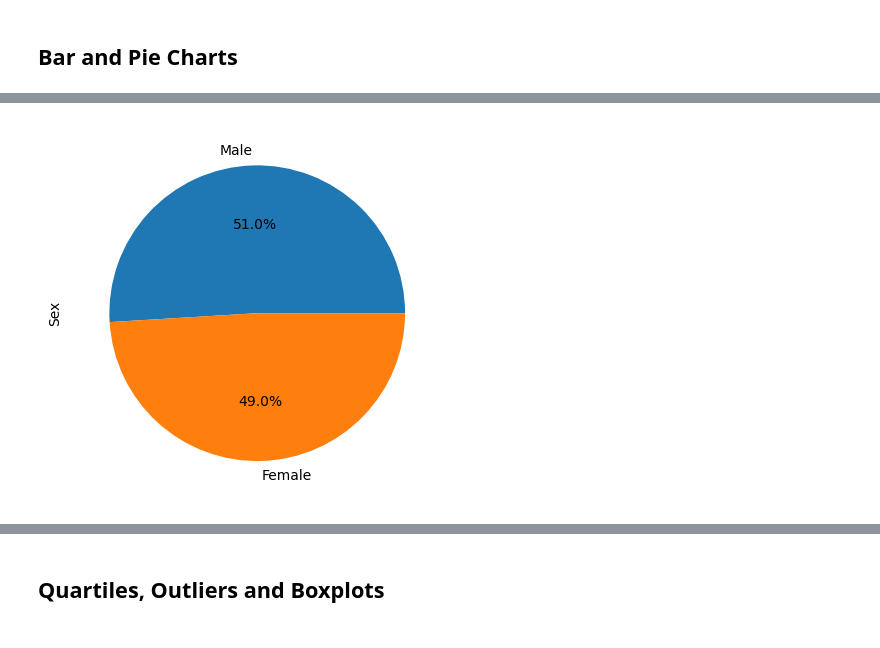
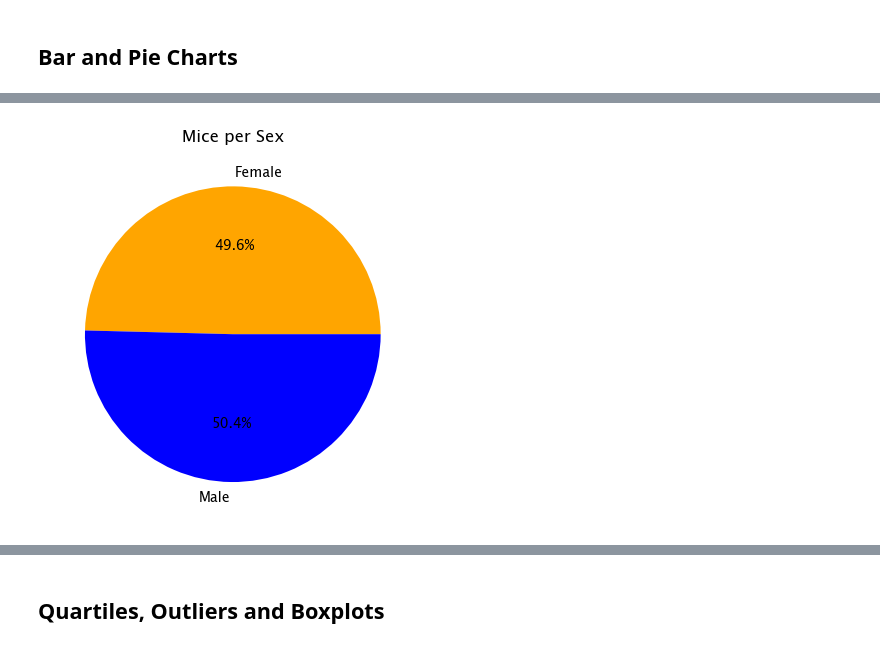
Before and after one commit to Gabriellaade/Module-5-Challenge, a Jupyter notebook: pymaceuticals.ipynb, the cells around one changed output, grey strips where cells are left out. Drawn from its saved outputs; the diff is of its cells as text; code cells hidden in the pictures.

```diff
--- a/pymaceuticals.ipynb
+++ b/pymaceuticals.ipynb
@@ -132,0 +147,4 @@ clean_df["Mouse ID"].nunique()
+# %%
+# Generate a pie plot showing the distribution of female versus male mice using Pandas
+gender_sex = clean_df.groupby("Sex")[["Mouse ID"]].nunique()
+gender_sex_chart = gender_sex["Mouse ID"].plot(kind="pie",label="", title="Mice per Sex", labels=mice_sex.index,autopct='%1.1f%%',legend=False,startangle= 0,colors=["orange","blue"])
@@ -133,4 +153,8 @@ clean_df["Mouse ID"].nunique()
 # %%
-# Generate a pie plot showing the distribution of female versus male mice using Pandas
+# Generate a pie plot showing the distribution of female versus male mice using pyplot
+fig1, ax1 = plt.subplots()
+ax1.pie(gender_sex["Mouse ID"], labels=gender_sex.index, autopct='%1.1f%%',startangle=0,colors=["orange","blue"])
+plt.title("Mice per Sex")
+plt.show()
 # %% [output]
-[figure, old version]
+[figure, new version]
```
Also changed, not shown: parts of 14 cells of this notebook, 5 other files.
